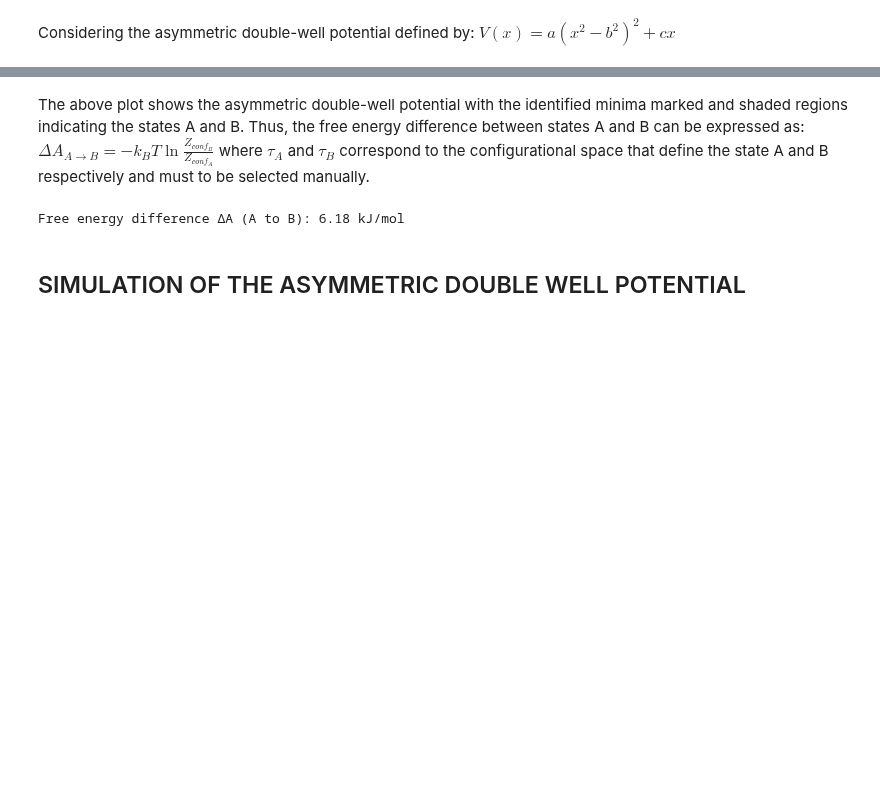
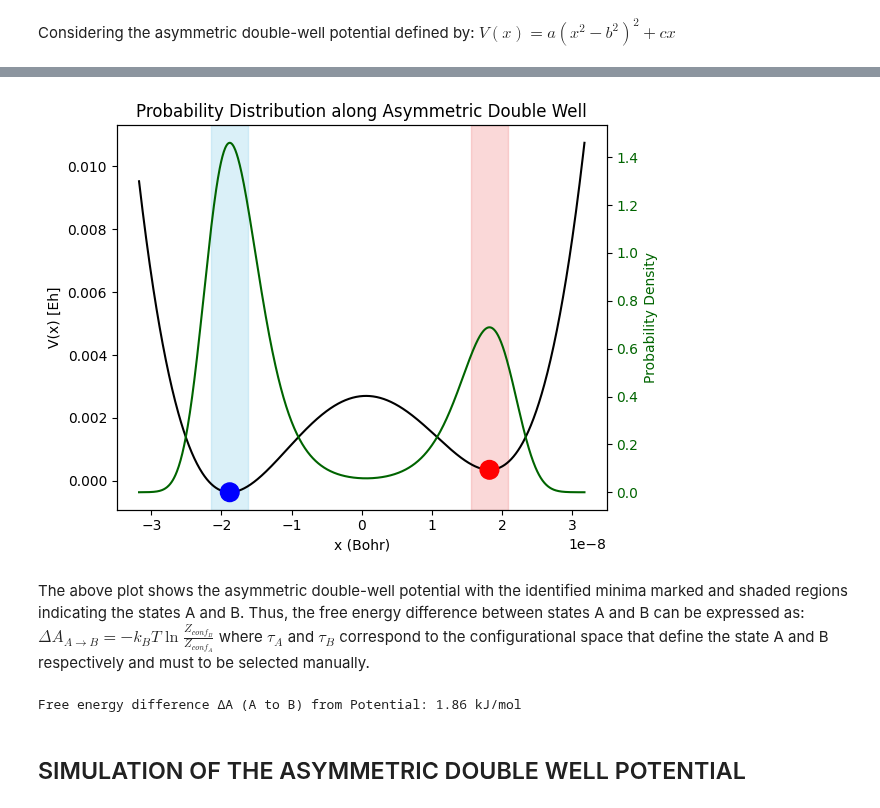
Before and after one commit to ccastilloo/ToyMD, a Jupyter notebook: lab4.ipynb, the cells around one changed output, grey strips where cells are left out. Cells and saved outputs as stored; diff of their text form; code cells hidden in the pictures; blank space fills up the shorter version.

```diff
--- a/lab4.ipynb
+++ b/lab4.ipynb
@@ -61,3 +69,37 @@ plt.show()
+# %%
+# --- Probability distribution along x ---
+
+# Compute unnormalized probability density
+P_unnorm = np.exp(-beta * Vx)
+
+# Normalize to obtain proper probability distribution
+Z = np.trapz(P_unnorm, x)
+P = P_unnorm
+
+# Plot potential and probability distribution
+fig, ax1 = plt.subplots()
+plt.scatter([xA, xB], [VA, VB], color=['blue', 'red'], s=180, zorder=5)
+# Potential energy (left y-axis)
+ax1.plot(x, Vx/Eh, color='black', label='Potential Energy')
+ax1.set_xlabel('x (Bohr)')
+ax1.set_ylabel('V(x) [Eh]', color='black')
+ax1.tick_params(axis='y', labelcolor='black')
+
+# Probability (right y-axis)
+ax2 = ax1.twinx()
+ax2.plot(x, P, color='darkgreen', label='P(x)')
+ax2.set_ylabel('Probability Density', color='darkgreen')
+ax2.tick_params(axis='y', labelcolor='darkgreen')
+
+# Highlight states A and B again
+ax1.axvspan((xA-50*a0), (xA+50*a0), color='skyblue', alpha=0.3)
+ax1.axvspan((xB-50*a0), (xB+50*a0), color='lightcoral', alpha=0.3)
+
+plt.title('Probability Distribution along Asymmetric Double Well')
+plt.tight_layout()
+plt.show()
+# %% [output]
+[figure, added]
 # %% [markdown]
 The above plot shows the asymmetric double-well potential with the identified minima marked and shaded regions indicating the states A and B.
 Thus, the free energy difference between states A and B can be expressed as:
@@ -82,9 +119,9 @@ ZB = np.trapz(np.exp(-beta * Vx[range_B]), x[range_B])
 # --- Free energy difference ---
 DeltaA = -1 / beta * np.log(ZB / ZA)  # in j
 DeltaA_kj_mol = DeltaA * (1e-3) * (6.022e23)  # convert to kJ/mol
-print(f"Free energy difference ΔA (A to B): {DeltaA_kj_mol:.2f} kJ/mol")
+print(f"Free energy difference ΔA (A to B) from Potential: {DeltaA_kj_mol:.2f} kJ/mol")
 # %% [output]
-Free energy difference ΔA (A to B): 6.18 kJ/mol
+Free energy difference ΔA (A to B) from Potential: 1.86 kJ/mol
 # %% [markdown]
 ## SIMULATION OF THE ASYMMETRIC DOUBLE WELL POTENTIAL
 # %% [markdown]
```
Also changed, not shown: parts of 9 cells of this notebook, 2 other files.
